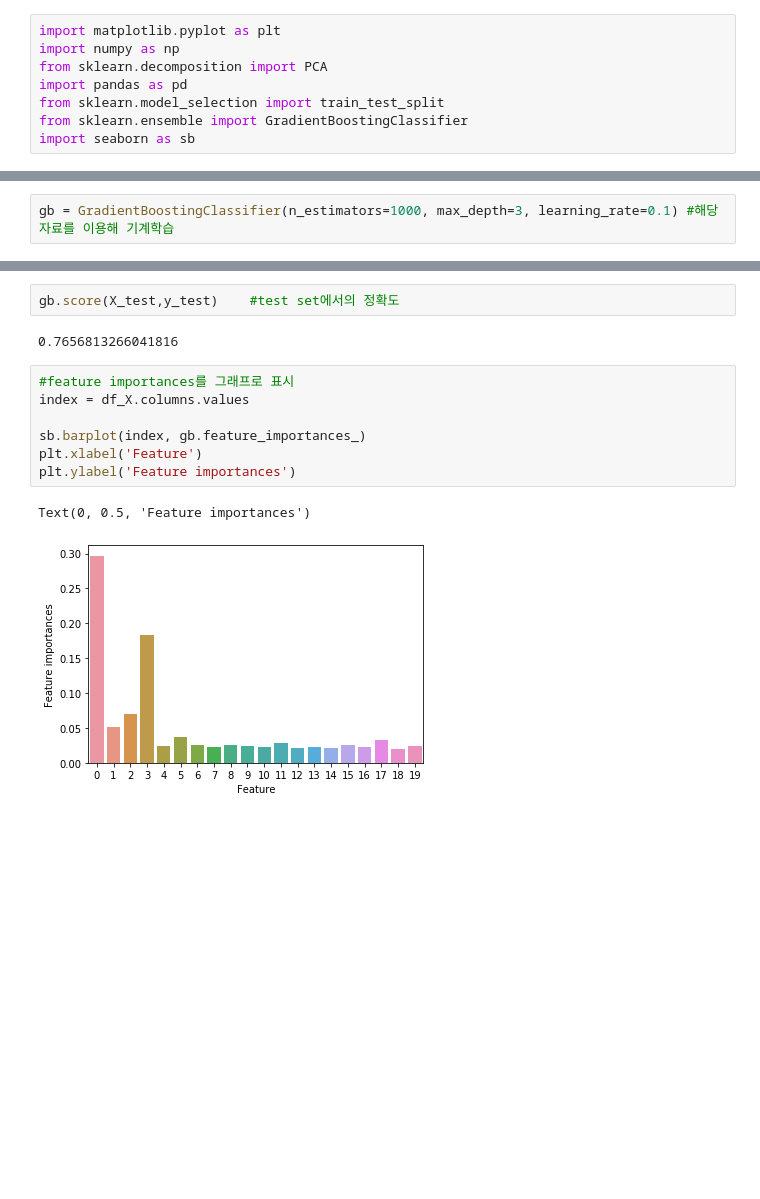
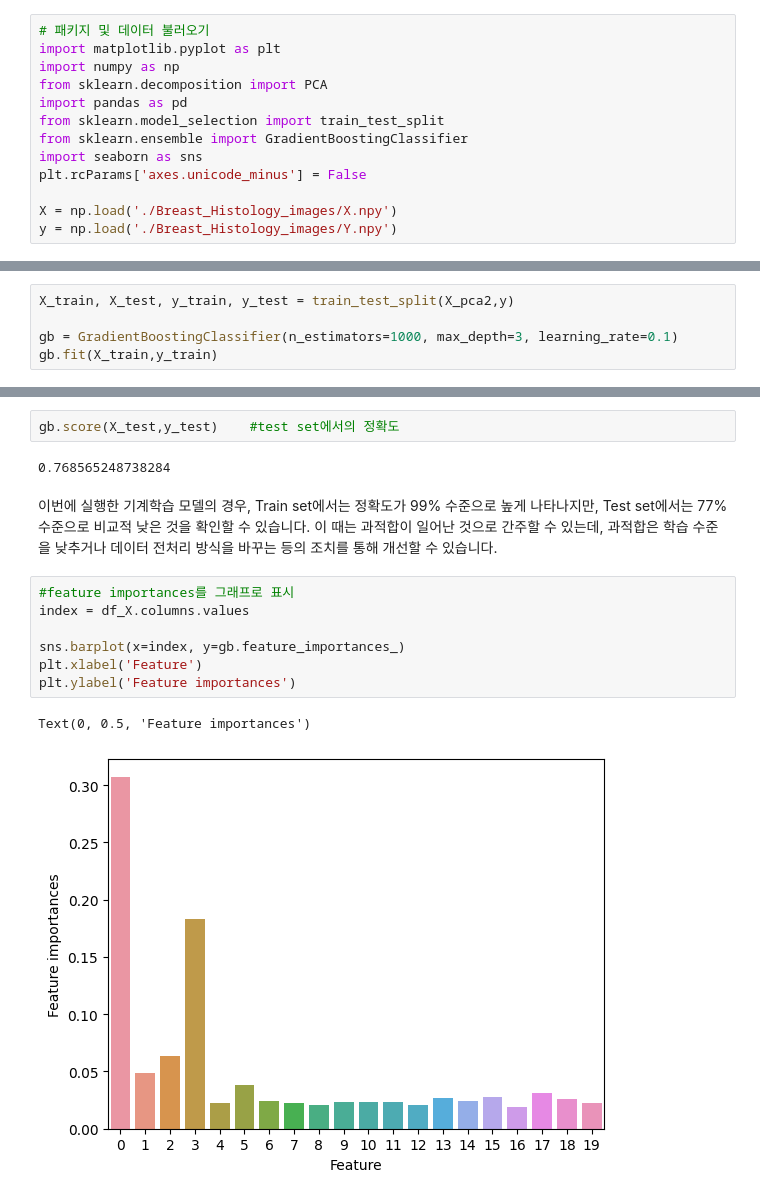
Before and after one commit to boringariel/scikit-learn, a Jupyter notebook: 기계학습을 이용한 유방암 진단.ipynb, the cells around one changed output, grey strips where cells are left out. Cells and saved outputs as stored; diff of their text form; blank space fills up the shorter version.

```diff
--- a/기계학습을 이용한 유방암 진단.ipynb
+++ b/기계학습을 이용한 유방암 진단.ipynb
@@ -5,8 +14,13 @@
 # %%
+# 패키지 및 데이터 불러오기
 import matplotlib.pyplot as plt
 import numpy as np
 from sklearn.decomposition import PCA
 import pandas as pd
 from sklearn.model_selection import train_test_split
 from sklearn.ensemble import GradientBoostingClassifier
-import seaborn as sb
+import seaborn as sns
+plt.rcParams['axes.unicode_minus'] = False
+
+X = np.load('./Breast_Histology_images/X.npy')
+y = np.load('./Breast_Histology_images/Y.npy')
@@ -85,2 +119,5 @@ X_train, X_test, y_train, y_test = train_test_split(X_pca2,Y) #train set, test s
 # %%
-gb = GradientBoostingClassifier(n_estimators=1000, max_depth=3, learning_rate=0.1) #해당 자료를 이용해 기계학습
+X_train, X_test, y_train, y_test = train_test_split(X_pca2,y)
+
+gb = GradientBoostingClassifier(n_estimators=1000, max_depth=3, learning_rate=0.1)
+gb.fit(X_train,y_train)
@@ -103,14 +136,20 @@ gb.score(X_train, y_train) #train set에서의 정확도
 # %%
 gb.score(X_test,y_test)    #test set에서의 정확도
 # %% [output]
-0.7656813266041816
+0.768565248738284
+# %% [markdown]
+</p></br></br>
+
+
+이번에 실행한 기계학습 모델의 경우, Train set에서는 정확도가 99% 수준으로 높게 나타나지만, Test set에서는 77% 수준으로 비교적 낮은 것을 확인할 수 있습니다. 이 때는 과적합이 일어난 것으로 간주할 수 있는데, 과적합은 학습 수준을 낮추거나 데이터 전처리 방식을 바꾸는 등의 조치를 통해 개선할 수 있습니다.
+</p></br></br>
 # %%
 #feature importances를 그래프로 표시
 index = df_X.columns.values
 
-sb.barplot(index, gb.feature_importances_)
+sns.barplot(x=index, y=gb.feature_importances_)
 plt.xlabel('Feature')
 plt.ylabel('Feature importances')
 # %% [output]
 Text(0, 0.5, 'Feature importances')
-[figure, old version]
+[figure, new version]
```
Also changed, not shown: parts of 25 cells of this notebook.
